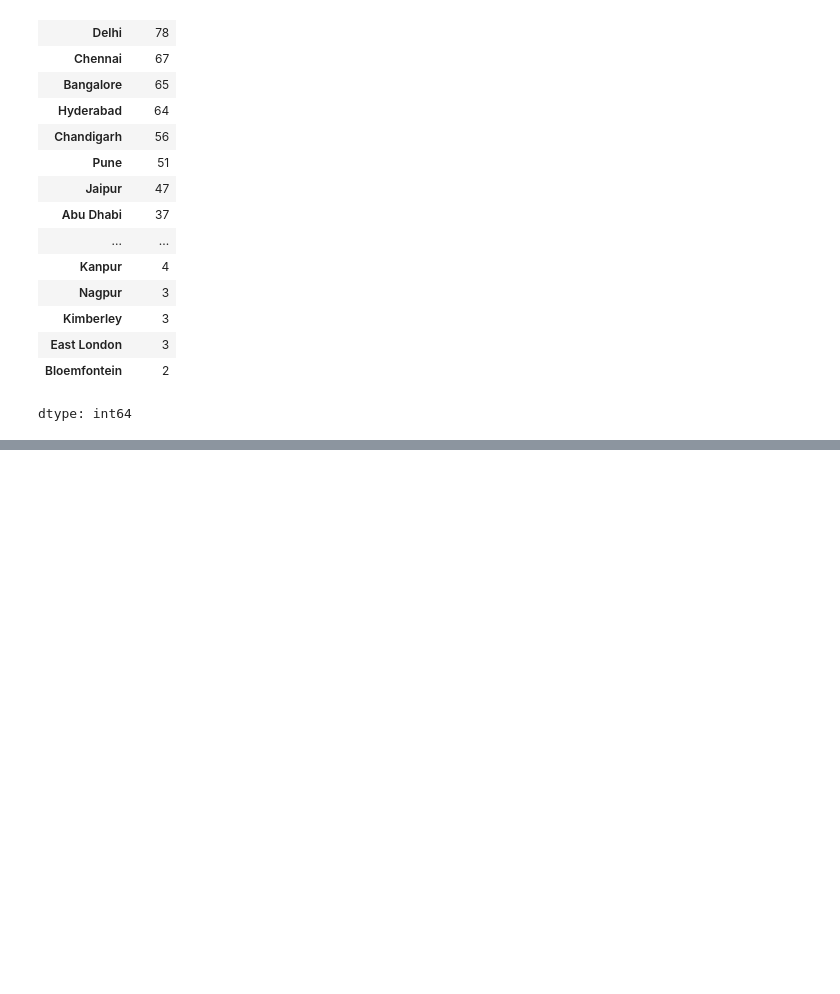
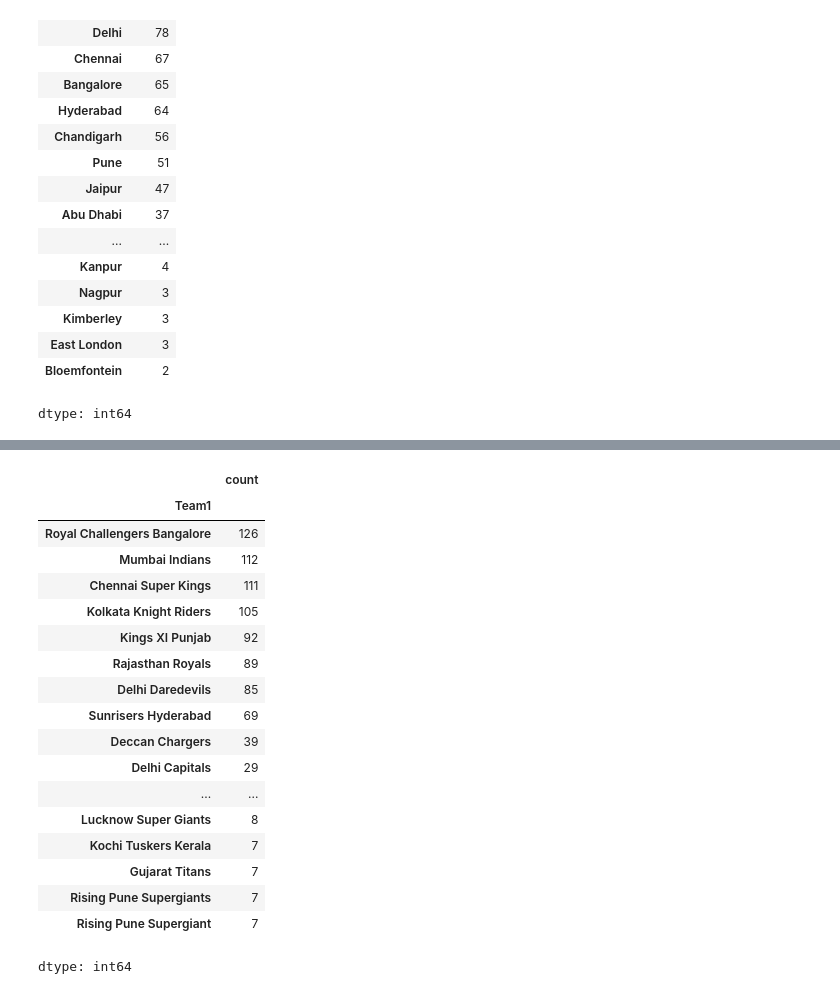
Before and after one commit to boradenihal15-beep/Python-libraries, a Jupyter notebook: Pandas/DataFrame.ipynb, the cells around one changed output, grey strips where cells are left out. Cells and saved outputs as stored; diff of their text form; code cells hidden in the pictures; blank space fills up the shorter version.

```diff
--- a/Pandas/DataFrame.ipynb
+++ b/Pandas/DataFrame.ipynb
@@ -327,0 +331,23 @@ ipl['toss']
+# %%
+# how many matches each team has played
+ipl[['Team1']].value_counts()
+# %% [output]
+|  | count |
+| Team1 |  |
+| Royal Challengers Bangalore | 126 |
+| Mumbai Indians | 112 |
+| Chennai Super Kings | 111 |
+| Kolkata Knight Riders | 105 |
+| Kings XI Punjab | 92 |
+| Rajasthan Royals | 89 |
+| Delhi Daredevils | 85 |
+| Sunrisers Hyderabad | 69 |
+| Deccan Chargers | 39 |
+| Delhi Capitals | 29 |
+| ... | ... |
+| Lucknow Super Giants | 8 |
+| Kochi Tuskers Kerala | 7 |
+| Gujarat Titans | 7 |
+| Rising Pune Supergiants | 7 |
+| Rising Pune Supergiant | 7 |
+dtype: int64
```
Also changed, not shown: parts of 8 cells of this notebook.
